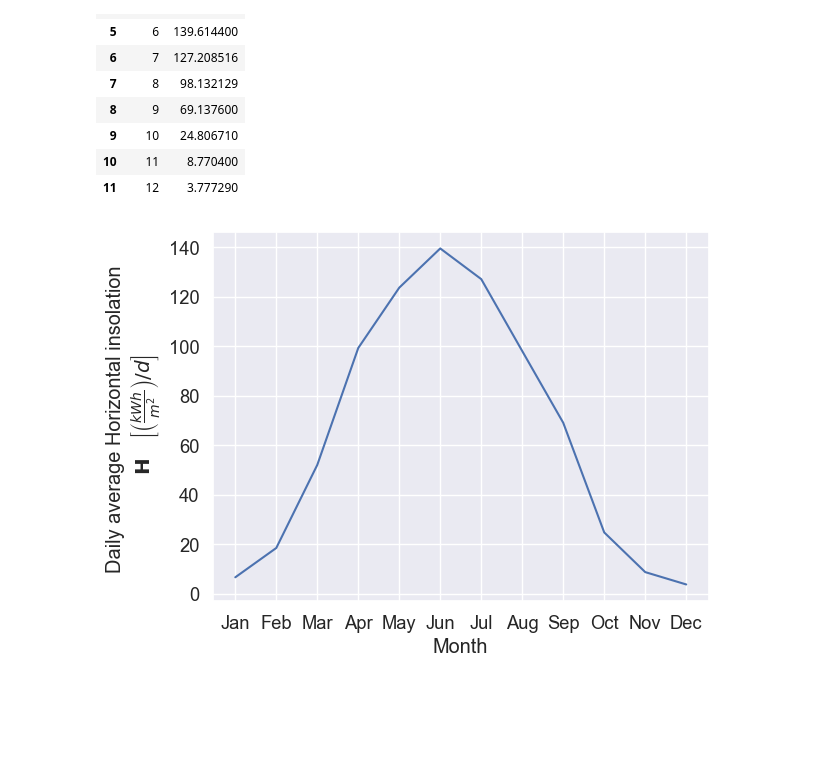
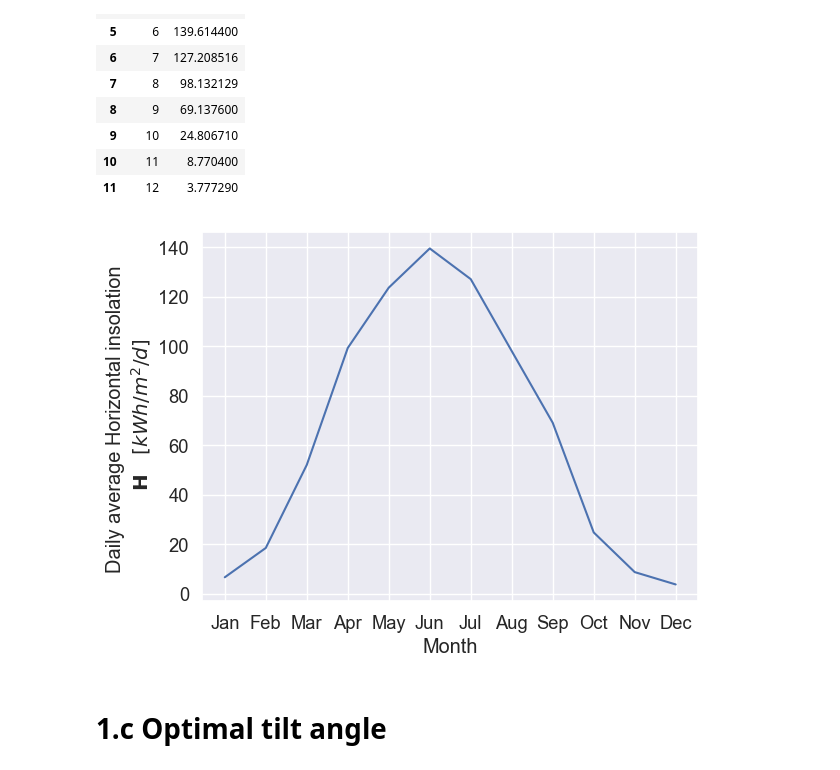
Before and after one commit to BastianValhoj/pv3, a Jupyter notebook: notebooks/bastian_part1.ipynb, the cells around one changed output. Cells and saved outputs as stored; diff of their text form; code cells hidden in the pictures; blank space fills up the shorter version.

```diff
--- a/notebooks/bastian_part1.ipynb
+++ b/notebooks/bastian_part1.ipynb
@@ -9,7 +9,7 @@ sns.set_theme(context="notebook", style="darkgrid", palette="deep", font="sans-s
 # %% [markdown]
 ## read data
 # %%
-data = pd.read_csv('../results-GHI-SPG.csv', names=["Date", "GHI", "SPG"], skiprows=1)
+data = pd.read_csv('../data/results-GHI-SPG.csv', names=["Date", "GHI", "SPG"], skiprows=1)
 data["Date"] = data["Date"].apply(lambda x: x.split(',')[0])
 print(data.head())
 month_number = {
@@ -84,9 +84,11 @@ GHI_month
 # %%
 fig, ax = plt.subplots()
 GHI_month.plot(x="Date", y="GHI", xlabel=r"Month",
-               ylabel="Daily average Horizontal insolation \n $\mathbf{H}\quad \\left[\\left(\\frac{kWh}{m^2}\\right)/d\\right]$", ax=ax, legend=None)
+               ylabel="Daily average Horizontal insolation \n $\mathbf{H}\quad \\left[kWh/m^2/d\\right]$", ax=ax, legend=None)
 xtick_label = list(month_number.keys())
 ax.set_xticks(range(1,13))
 ax.set_xticklabels(xtick_label);
 # %% [output]
-[figure, old version]
+[figure, new version]
+# %% [markdown]
+# 1.c Optimal tilt angle
```
Also changed, not shown: parts of 2 cells of this notebook.
